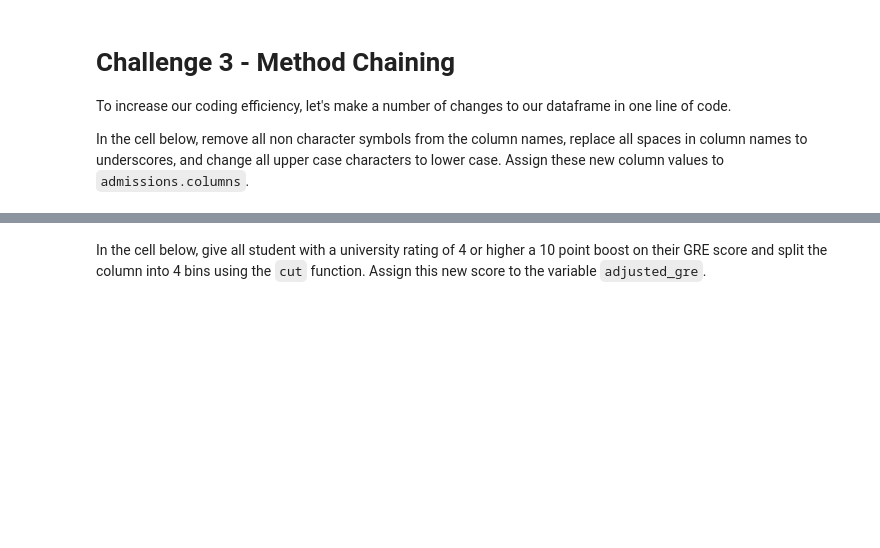
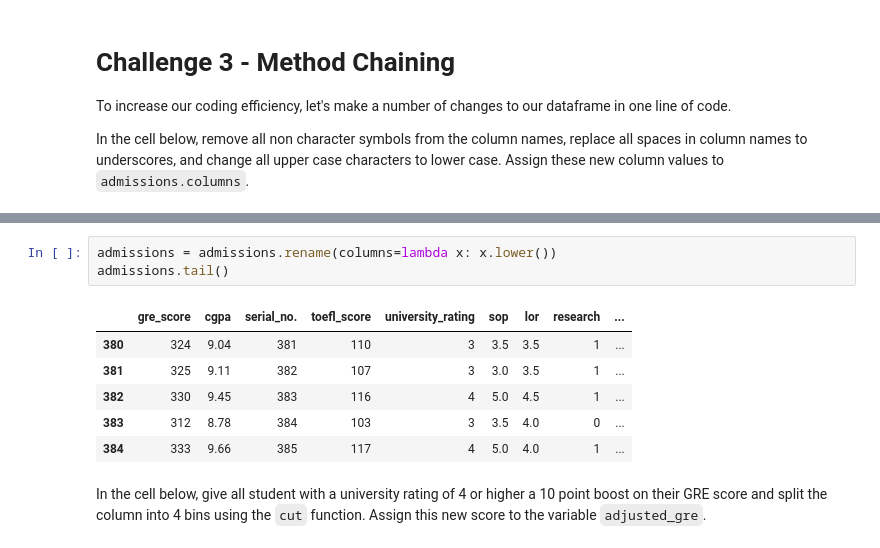
Before and after one commit to Ironhack-Data-Madrid-PartTime-May22/lab_advanced_pandas, a Jupyter notebook: your-code/main.ipynb, the cells around one changed output, grey strips where cells are left out. Cells and saved outputs as stored; diff of their text form; blank space fills up the shorter version.

```diff
--- a/your-code/main.ipynb
+++ b/your-code/main.ipynb
@@ -203,2 +252,12 @@ In the cell below, remove all non character symbols from the column names, repla
+# %%
+admissions = admissions.rename(columns=lambda x: x.lower())
+admissions.tail()
+# %% [output]
+|  | gre_score | cgpa | serial_no. | toefl_score | university_rating | sop | lor | research | ... |
+| 380 | 324 | 9.04 | 381 | 110 | 3 | 3.5 | 3.5 | 1 | ... |
+| 381 | 325 | 9.11 | 382 | 107 | 3 | 3.0 | 3.5 | 1 | ... |
+| 382 | 330 | 9.45 | 383 | 116 | 4 | 5.0 | 4.5 | 1 | ... |
+| 383 | 312 | 8.78 | 384 | 103 | 3 | 3.5 | 4.0 | 0 | ... |
+| 384 | 333 | 9.66 | 385 | 117 | 4 | 5.0 | 4.0 | 1 | ... |
 # %% [markdown]
 In the cell below, give all student with a university rating of 4 or higher a 10 point boost on their GRE score and split the column into 4 bins using the `cut` function. Assign this new score to the variable `adjusted_gre`.
```
Also changed, not shown: parts of 5 cells of this notebook.
